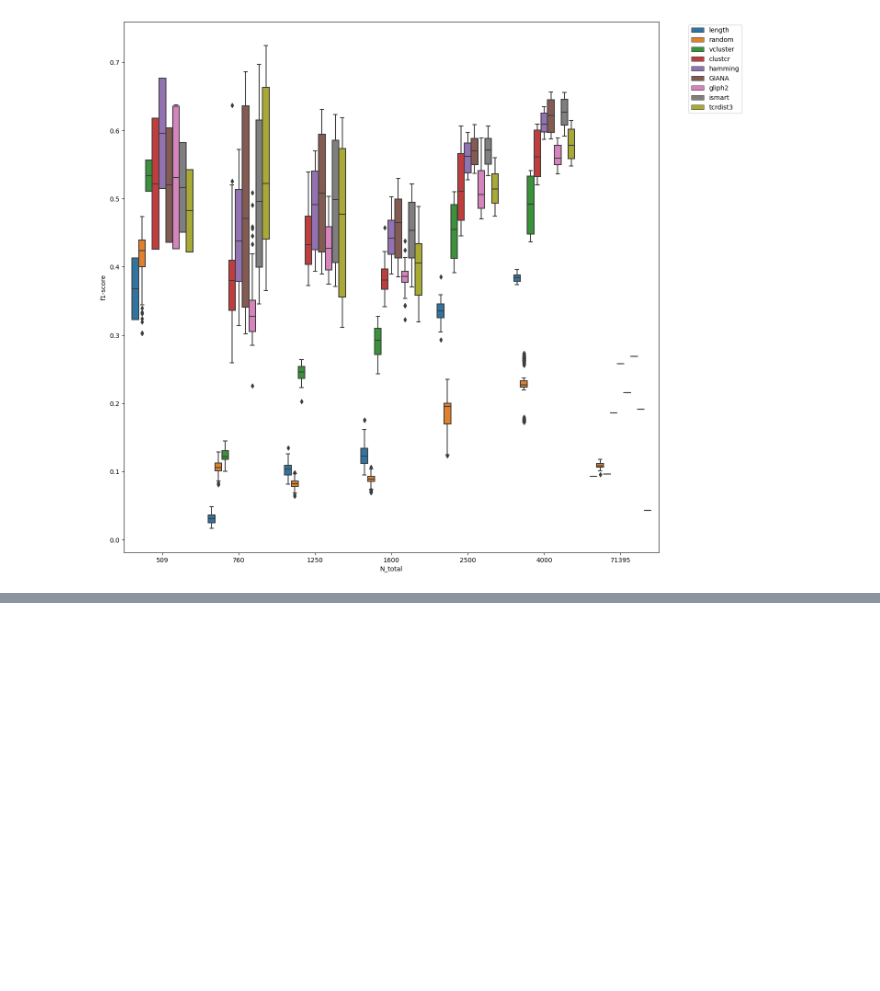
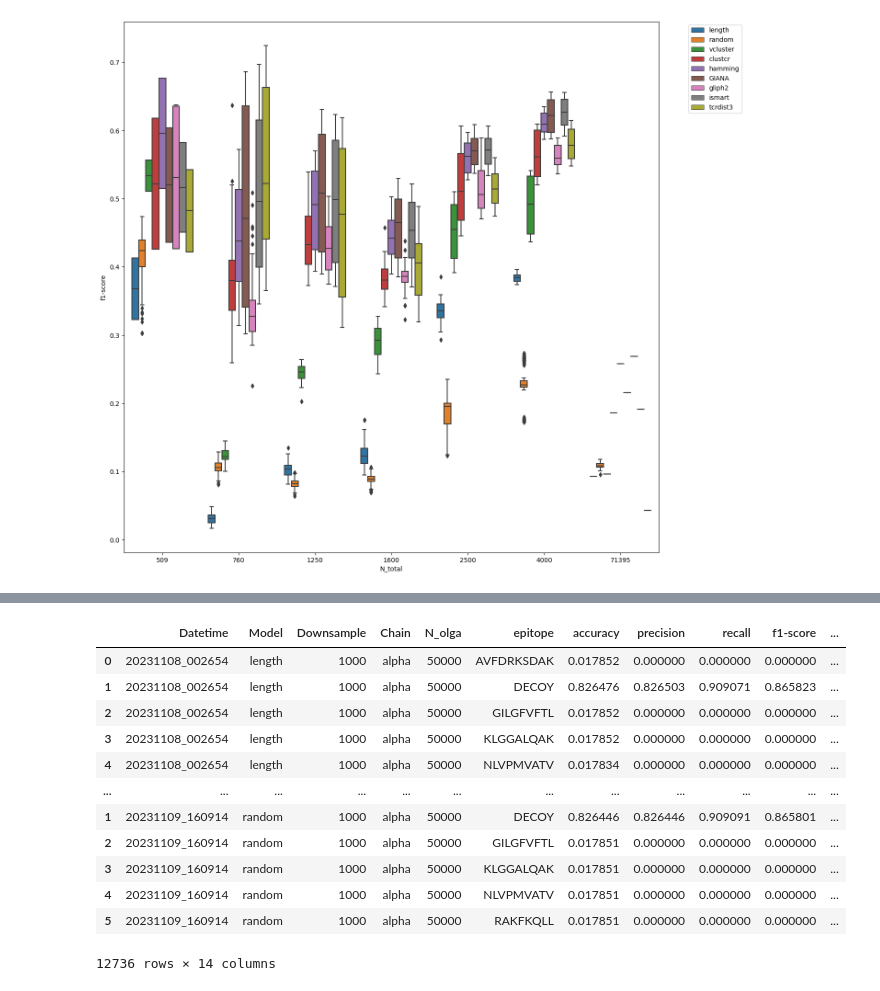
Before and after one commit to hudsondan/tcr-scapes, a Jupyter notebook: plotting.ipynb, the cells around one changed output, grey strips where cells are left out. Saved outputs shown, nothing was run; the diff lists cells and outputs as text; code cells hidden in the pictures; blank space fills up the shorter version.

```diff
--- a/plotting.ipynb
+++ b/plotting.ipynb
@@ -497,0 +534,57 @@ eps.to_csv(os.path.join(parent,'results_olga_epitopes.csv'))
+# %%
+
+def epresults(input_str):
+    res = [str(x+'}}') for x in input_str.split('}') if x!='']
+    out=[]
+    for r in res:
+        if r[0]==',':
+            r='{'+r[2:]
+            if r[-2:]!='}}':
+                r=r+'}'
+        out.append(literal_eval(r.replace('nan', '0')))
+    odict ={}
+    for o in out:
+        key = list(o.keys())[0]
+        val = o[key]
+        odict[key]=val
+    return odict
+
+
+def extract_eps(df):
+  df['epscores']=df['epscores'].apply(epresults)
+  out=pd.DataFrame()
+  for i in range(len(df)):
+      epscores = pd.DataFrame.from_dict(df['epscores'].iloc[i]).reset_index().rename(columns={'index':'epitope'})
+      header = pd.DataFrame([[df.iloc[i][col]]*len(epscores) for col in ['Datetime',
+                                                                          'Model',
+                                                                          'Downsample',
+                                                                          'Chain',
+                                                                          'N_olga']]).T.rename(columns={0: 'Datetime',
+                                                                                                        1: 'Model',
+                                                                                                          2: 'Downsample',
+                                                                                                          3: 'Chain',
+                                                                                                          4: 'N_olga'})
+      o_df  =pd.concat([header, epscores],axis=1)
+      out=pd.concat([out, o_df])
+  return out
+
+
+
+eps= extract_eps(results)
+eps.to_csv('results_publication2/OLGA_alpha/OLGA_alpha_eps.csv')
+# %%
+eps
+# %% [output]
+|  | Datetime | Model | Downsample | Chain | N_olga | epitope | accuracy | precision | recall | f1-score | ... |
+| 0 | 20231108_002654 | length | 1000 | alpha | 50000 | AVFDRKSDAK | 0.017852 | 0.000000 | 0.000000 | 0.000000 | ... |
+| 1 | 20231108_002654 | length | 1000 | alpha | 50000 | DECOY | 0.826476 | 0.826503 | 0.909071 | 0.865823 | ... |
+| 2 | 20231108_002654 | length | 1000 | alpha | 50000 | GILGFVFTL | 0.017852 | 0.000000 | 0.000000 | 0.000000 | ... |
+| 3 | 20231108_002654 | length | 1000 | alpha | 50000 | KLGGALQAK | 0.017852 | 0.000000 | 0.000000 | 0.000000 | ... |
+| 4 | 20231108_002654 | length | 1000 | alpha | 50000 | NLVPMVATV | 0.017834 | 0.000000 | 0.000000 | 0.000000 | ... |
+| ... | ... | ... | ... | ... | ... | ... | ... | ... | ... | ... | ... |
+| 1 | 20231109_160914 | random | 1000 | alpha | 50000 | DECOY | 0.826446 | 0.826446 | 0.909091 | 0.865801 | ... |
+| 2 | 20231109_160914 | random | 1000 | alpha | 50000 | GILGFVFTL | 0.017851 | 0.000000 | 0.000000 | 0.000000 | ... |
+| 3 | 20231109_160914 | random | 1000 | alpha | 50000 | KLGGALQAK | 0.017851 | 0.000000 | 0.000000 | 0.000000 | ... |
+| 4 | 20231109_160914 | random | 1000 | alpha | 50000 | NLVPMVATV | 0.017851 | 0.000000 | 0.000000 | 0.000000 | ... |
+| 5 | 20231109_160914 | random | 1000 | alpha | 50000 | RAKFKQLL | 0.017851 | 0.000000 | 0.000000 | 0.000000 | ... |
+12736 rows × 14 columns
```
Also changed, not shown: parts of 5 cells of this notebook, 3 other files.
